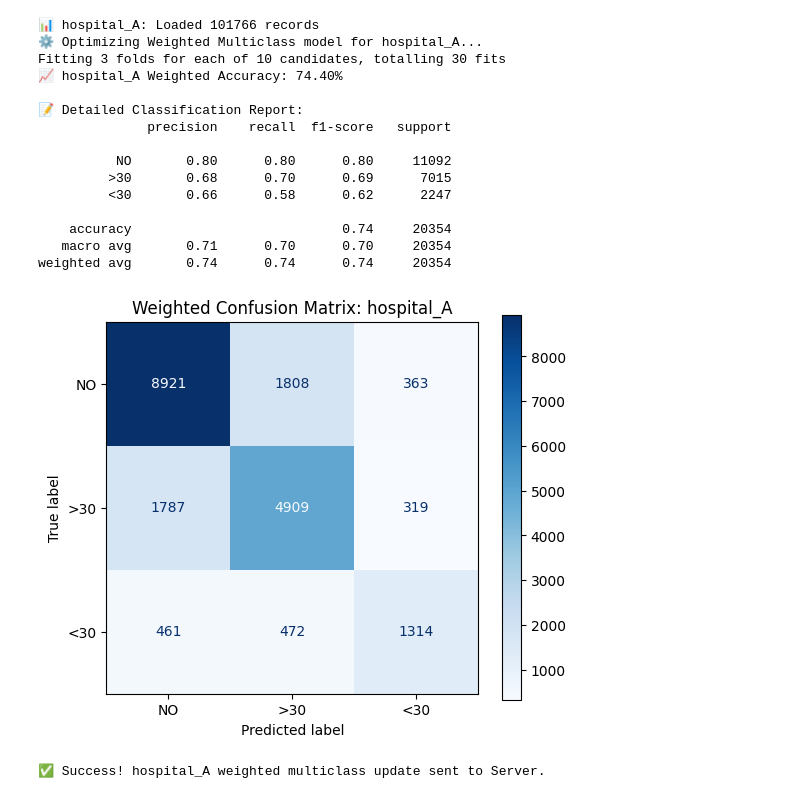
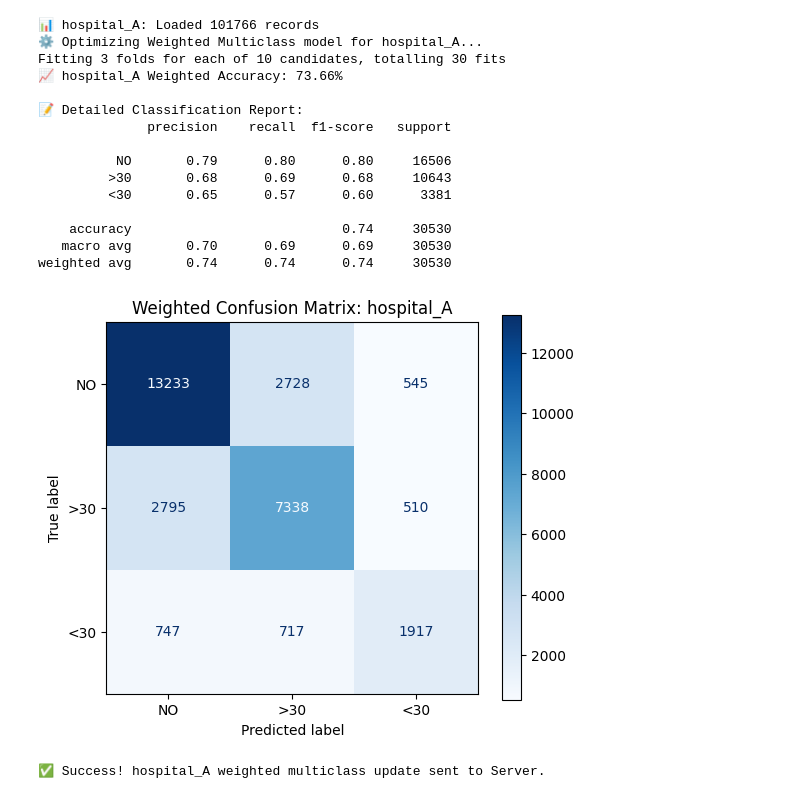
Before and after one commit to nayanjikar09/Diabetic-Readmission-Federated-Learning, a Jupyter notebook: clients/client_A.ipynb, the cells around one changed output. Saved outputs shown, nothing was run; the diff lists cells and outputs as text; code cells hidden in the pictures.

```diff
--- a/clients/client_A.ipynb
+++ b/clients/client_A.ipynb
@@ -79,7 +79,7 @@ X = data[features]
 y = data["Readmitted_Target"]
 
 # Split data
-X_train, X_test, y_train, y_test = train_test_split(X, y, test_size=0.2, random_state=99)
+X_train, X_test, y_train, y_test = train_test_split(X, y, test_size=0.3, random_state=42,stratify=y)
 
 # ---------------- SAMPLE WEIGHTING (ACCURACY BOOST FOR <30) ----------------
 # We compute weights so the model penalizes missing the minority class (<30) more heavily.
@@ -135,39 +135,39 @@ fig, ax = plt.subplots(figsize=(6, 5))
 disp = ConfusionMatrixDisplay(confusion_matrix=cm, display_labels=["NO", ">30", "<30"])
 disp.plot(cmap='Blues', values_format='d', ax=ax)
 plt.title(f"Weighted Confusion Matrix: {CLIENT_NAME}")
 plt.show()
 
 # ---------------- SAVE & UPLOAD ----------------
 with open(WEIGHTS_PATH, "wb") as f:
     pickle.dump(local_model, f)
 
 meta = {
     "client": CLIENT_NAME,
     "records_used": len(data),
     "accuracy": round(accuracy, 2),
     "best_params": random_search.best_params_,
     "type": "multiclass_weighted"
 }
 
 with open(META_PATH, "w") as f:
     json.dump(meta, f, indent=4)
 
 print(f"✅ Success! {CLIENT_NAME} weighted multiclass update sent to Server.")
 # %% [output]
 📊 hospital_A: Loaded 101766 records
 ⚙️ Optimizing Weighted Multiclass model for hospital_A...
 Fitting 3 folds for each of 10 candidates, totalling 30 fits
-📈 hospital_A Weighted Accuracy: 74.40%
+📈 hospital_A Weighted Accuracy: 73.66%
 
 📝 Detailed Classification Report:
               precision    recall  f1-score   support
 
-          NO       0.80      0.80      0.80     11092
-         >30       0.68      0.70      0.69      7015
-         <30       0.66      0.58      0.62      2247
+          NO       0.79      0.80      0.80     16506
+         >30       0.68      0.69      0.68     10643
+         <30       0.65      0.57      0.60      3381
 
-    accuracy                           0.74     20354
-   macro avg       0.71      0.70      0.70     20354
-weighted avg       0.74      0.74      0.74     20354
+    accuracy                           0.74     30530
+   macro avg       0.70      0.69      0.69     30530
+weighted avg       0.74      0.74      0.74     30530
-[figure, old version]
+[figure, new version]
 ✅ Success! hospital_A weighted multiclass update sent to Server.
```
Also changed, not shown: parts of 2 cells of this notebook, 17 other files.
